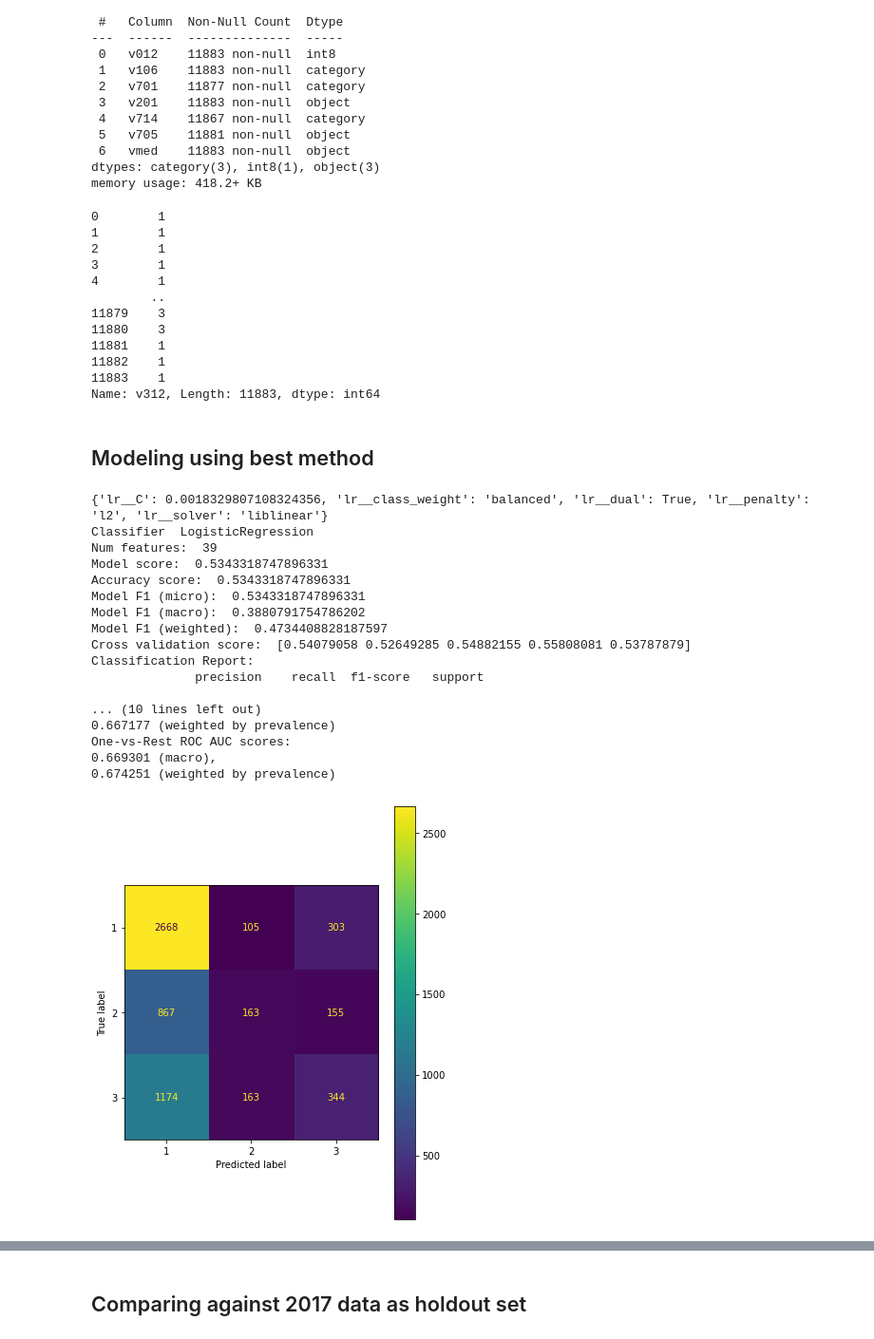
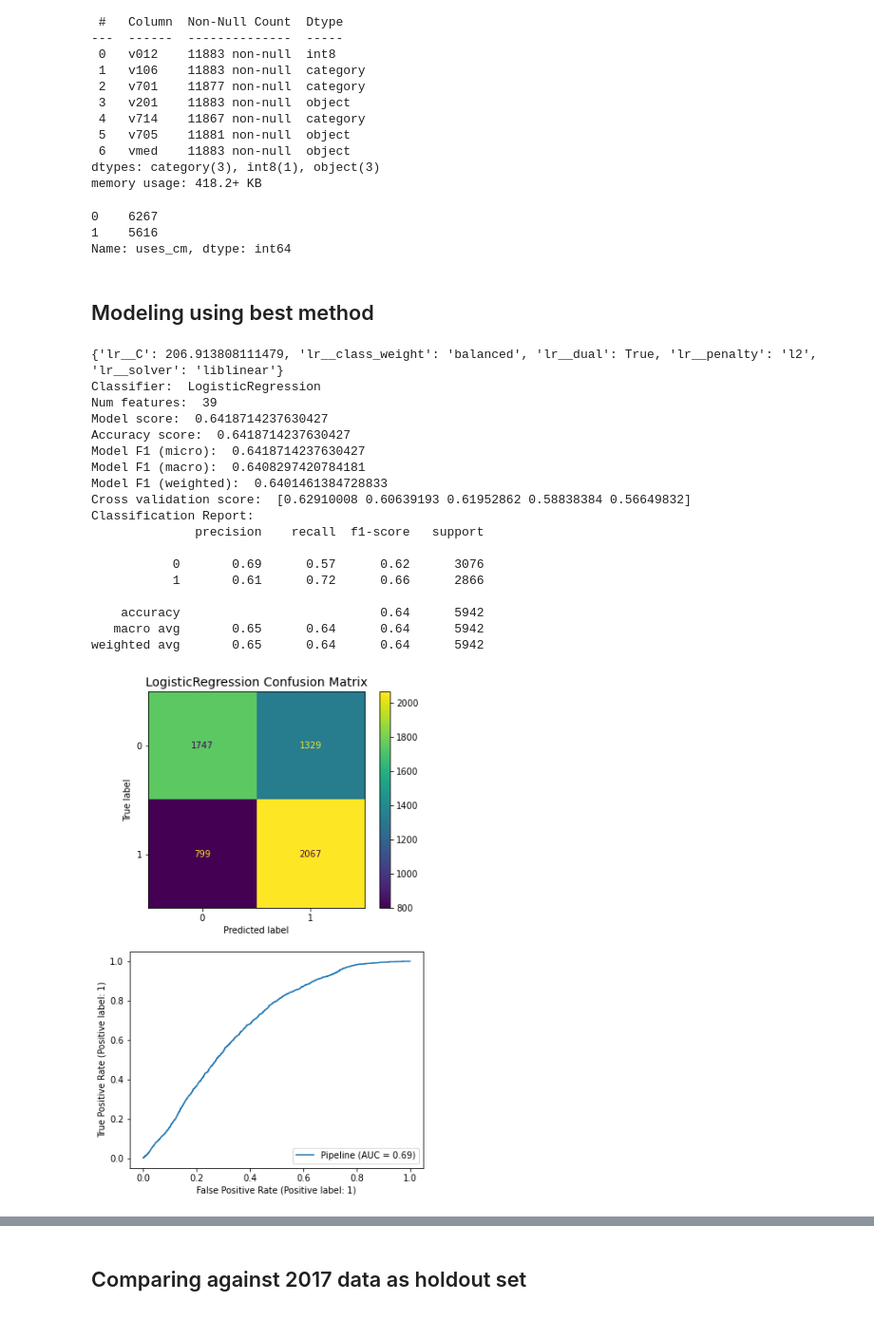
Before and after one commit to mike-flanagan/contraceptive-use-in-indonesia, a Jupyter notebook: WAX_prediction.ipynb, the cells around one changed output, grey strips where cells are left out. Shown at 95% size. Drawn from its saved outputs; the diff is of its cells as text; code cells hidden in the pictures.

```diff
--- a/WAX_prediction.ipynb
+++ b/WAX_prediction.ipynb
@@ -501,13 +159,17 @@ df_1987_ir.v705.value_counts()
 1    1847
 5     127
 Name: v705, dtype: int64
+# %%
+df_1987_ir['uses_cm'] = np.where(df_1987_ir.v312 == '1', # mapping multiclass target to a boolean Yes/No value
+                            0,
+                            1)
 # %%
 X_1987 = df_1987_ir.copy()
-y_1987 = X_1987.pop('v312')
+y_1987 = X_1987.pop('uses_cm')
 y_1987 = y_1987.astype(int)
 X_1987.v201 = X_1987.v201.astype(object)
 X_1987.vmed = X_1987.vmed.astype(object)
-X_1987.drop(columns = ['v109','v110','v111'], inplace = True)
+X_1987.drop(columns = ['v109','v110','v111','v312'], inplace = True)
 # %%
 X_1987.info()
 # %% [output]
@@ -526,20 +188,11 @@ Data columns (total 7 columns):
 dtypes: category(3), int8(1), object(3)
 memory usage: 418.2+ KB
 # %%
-y_1987
+y_1987.value_counts()
 # %% [output]
-0        1
-1        1
-2        1
-3        1
-4        1
-        ..
-11879    3
-11880    3
-11881    1
-11882    1
-11883    1
-Name: v312, Length: 11883, dtype: int64
+0    6267
+1    5616
+Name: uses_cm, dtype: int64
 # %% [markdown]
 ## Modeling using best method
 # %%
@@ -571,49 +224,50 @@ X_test_nums = X_test.select_dtypes('int8')
 nums_df = pd.DataFrame(rs.transform(X_test_nums),
                       index=X_test_nums.index)
 
 X_test_cat = X_test.select_dtypes(['category','object'])
 dums_df = pd.DataFrame(ohe.transform(X_test_cat),
                        columns=ohe.get_feature_names(),
                        index=X_test_cat.index)
 X_test_clean = pd.concat([nums_df,
                  dums_df], axis=1)
 
 new_pipe_lr = Pipeline([('lr', LogisticRegression(random_state=1, max_iter=200))])
 
 params_grid_new_lr = {'lr__penalty' : ['l2'],
                   'lr__class_weight' : ['balanced'],
                   'lr__dual' : [True],
                   'lr__solver' : ['liblinear'],
                   'lr__C' : np.logspace(-4, 4, 20),
                   #'lr__l1_ratio' : np.logspace(-4, 4, 20) # only needed for elasticnet
                      }
 
 new_lr_clf = GridSearchCV(new_pipe_lr, param_grid = params_grid_new_lr,
-                       cv = 3, verbose=0, n_jobs=-1)
+                       cv = 3, verbose=0, n_jobs=-1, scoring='recall')
 
 new_lr_clf.fit(X_train_clean, y_train)
 print(new_lr_clf.best_params_)
 best_new_lr_clf = new_lr_clf.best_estimator_
-model_stats(X_train_clean.columns, best_new_lr_clf, 'LogisticRegression', X_test_clean, y_test)
+model_stats(X_train_clean.columns, best_new_lr_clf, 'LogisticRegression', X_test_clean, y_test, 'True')
 # %% [output]
-{'lr__C': 0.0018329807108324356, 'lr__class_weight': 'balanced', 'lr__dual': True, 'lr__penalty': 'l2', 'lr__solver': 'liblinear'}
-Classifier  LogisticRegression
+{'lr__C': 206.913808111479, 'lr__class_weight': 'balanced', 'lr__dual': True, 'lr__penalty': 'l2', 'lr__solver': 'liblinear'}
+Classifier:  LogisticRegression
 Num features:  39
-Model score:  0.5343318747896331
-Accuracy score:  0.5343318747896331
-Model F1 (micro):  0.5343318747896331
-Model F1 (macro):  0.3880791754786202
-Model F1 (weighted):  0.4734408828187597
-Cross validation score:  [0.54079058 0.52649285 0.54882155 0.55808081 0.53787879]
+Model score:  0.6418714237630427
+Accuracy score:  0.6418714237630427
+Model F1 (micro):  0.6418714237630427
+Model F1 (macro):  0.6408297420784181
+Model F1 (weighted):  0.6401461384728833
+Cross validation score:  [0.62910008 0.60639193 0.61952862 0.58838384 0.56649832]
 Classification Report:
               precision    recall  f1-score   support
 
-... (10 lines left out)
-0.667177 (weighted by prevalence)
-One-vs-Rest ROC AUC scores:
-0.669301 (macro),
-0.674251 (weighted by prevalence)
+           0       0.69      0.57      0.62      3076
+           1       0.61      0.72      0.66      2866
+
+    accuracy                           0.64      5942
+   macro avg       0.65      0.64      0.64      5942
+weighted avg       0.65      0.64      0.64      5942
-[figure, old version]
+[figure, new version]
 # %%
 y_test
 # %% [output]
```
Also changed, not shown: parts of 35 cells of this notebook, 1 other file.
